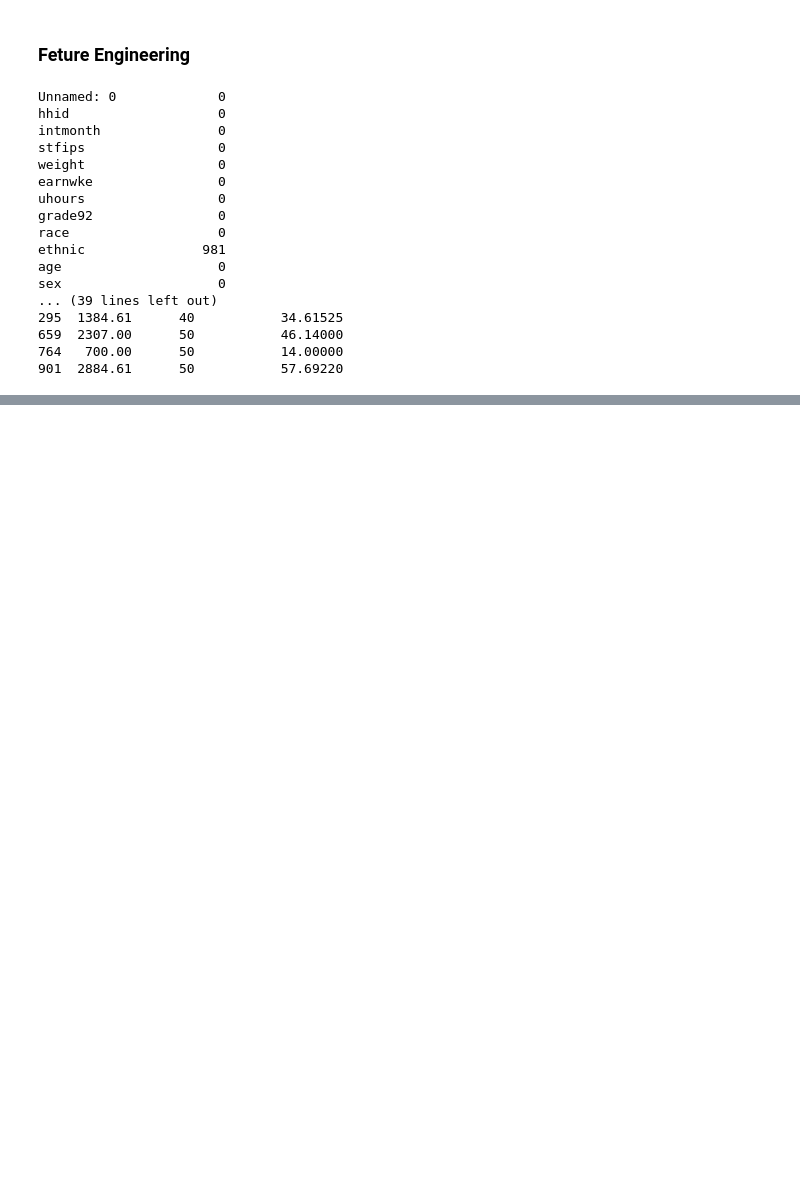
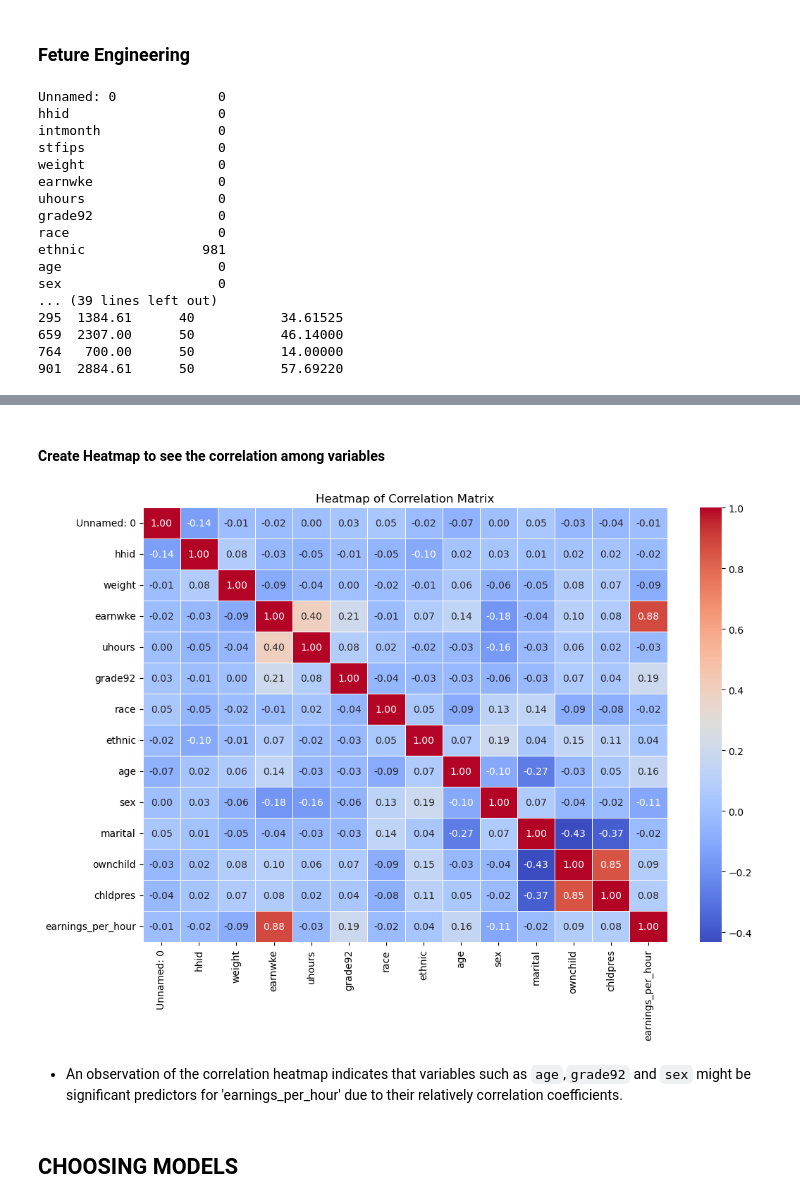
Before and after one commit to thimaipham/CEU_DA3_Assignment1, a Jupyter notebook: Assignment1_ThiMaiPham.ipynb, the cells around one changed output, grey strips where cells are left out. Drawn from its saved outputs; the diff is of its cells as text; code cells hidden in the pictures; blank space fills up the shorter version.

Commit message:
create heat map to visualize some correlations

```diff
--- a/Assignment1_ThiMaiPham.ipynb
+++ b/Assignment1_ThiMaiPham.ipynb
@@ -126,0 +127,20 @@ data_transformed.head().T
+# %% [markdown]
+#### Create Heatmap to see the correlation among variables
+# %%
+# Drop occupation column
+data_without_occ2012 = data.drop('occ2012', axis=1)
+
+# Correlation matrix
+correlation_matrix_without_occ2012 = data_without_occ2012.corr()
+
+# Create a heatmap matrix
+plt.figure(figsize=(12, 8))
+sns.heatmap(correlation_matrix_without_occ2012, annot=True, cmap='coolwarm', fmt='.2f', linewidths=.5)
+plt.title('Heatmap of Correlation Matrix')
+plt.show()
+# %% [output]
+[figure, added]
+# %% [markdown]
+- An observation of the correlation heatmap indicates that variables such as `age`,`grade92`  and `sex` might be significant predictors for 'earnings_per_hour' due to their relatively correlation coefficients.
+# %% [markdown]
+## CHOOSING MODELS
```
Also changed, not shown: parts of 6 cells of this notebook.
